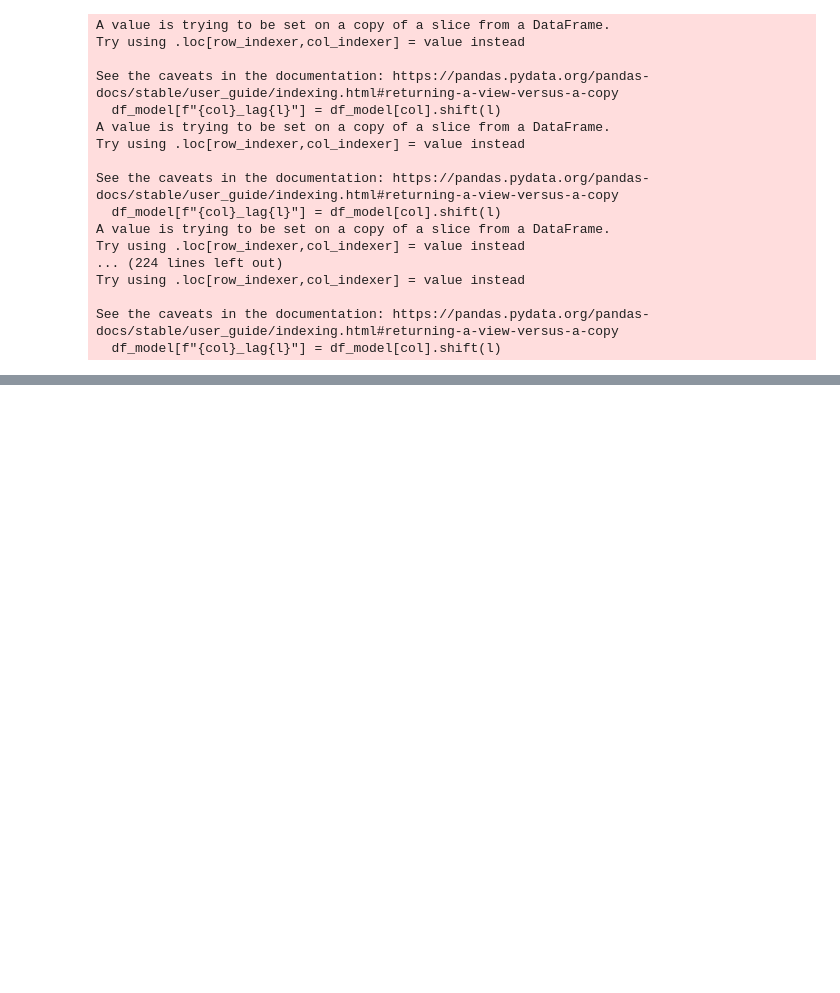
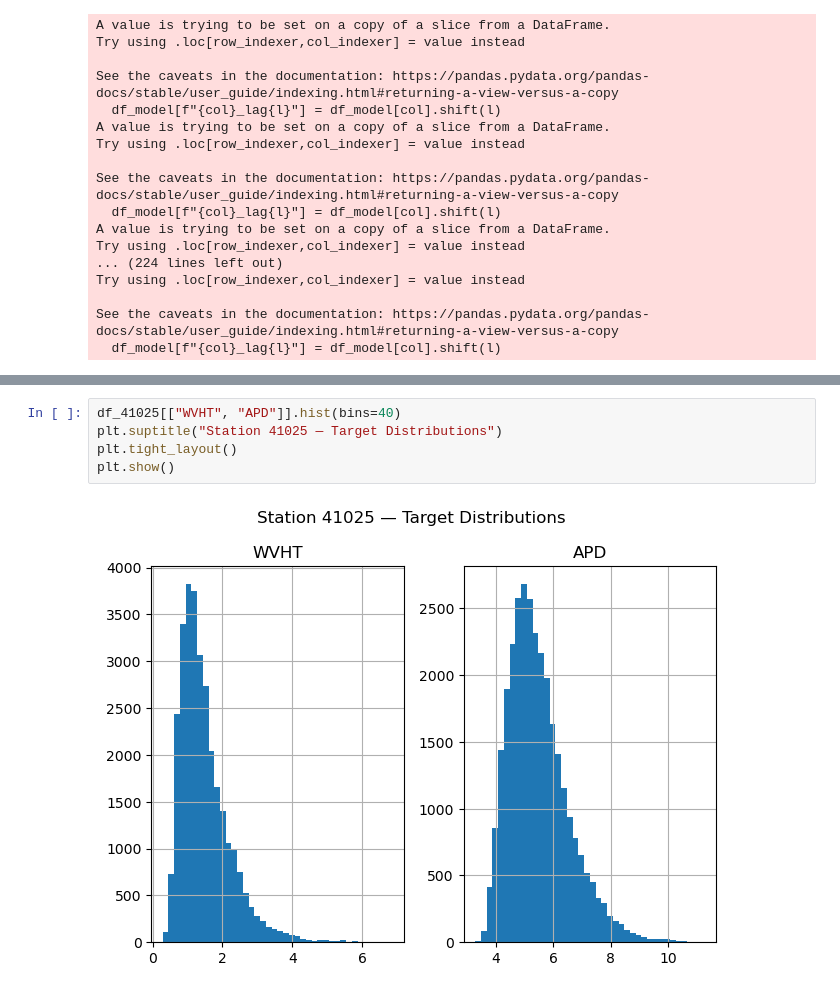
Before and after one commit to RichelCode/WAVE-CONFERENCE-, a Jupyter notebook: WAVE CONFERENCE.ipynb, the cells around one changed output, grey strips where cells are left out. Drawn from its saved outputs; the diff is of its cells as text; blank space fills up the shorter version.

```diff
--- a/WAVE CONFERENCE.ipynb
+++ b/WAVE CONFERENCE.ipynb
@@ -234,0 +244,7 @@ See the caveats in the documentation: https://pandas.pydata.org/pandas-docs/stab
+# %%
+df_41025[["WVHT", "APD"]].hist(bins=40)
+plt.suptitle("Station 41025 — Target Distributions")
+plt.tight_layout()
+plt.show()
+# %% [output]
+[figure, added]
```
Also changed, not shown: parts of 1 cell of this notebook.
